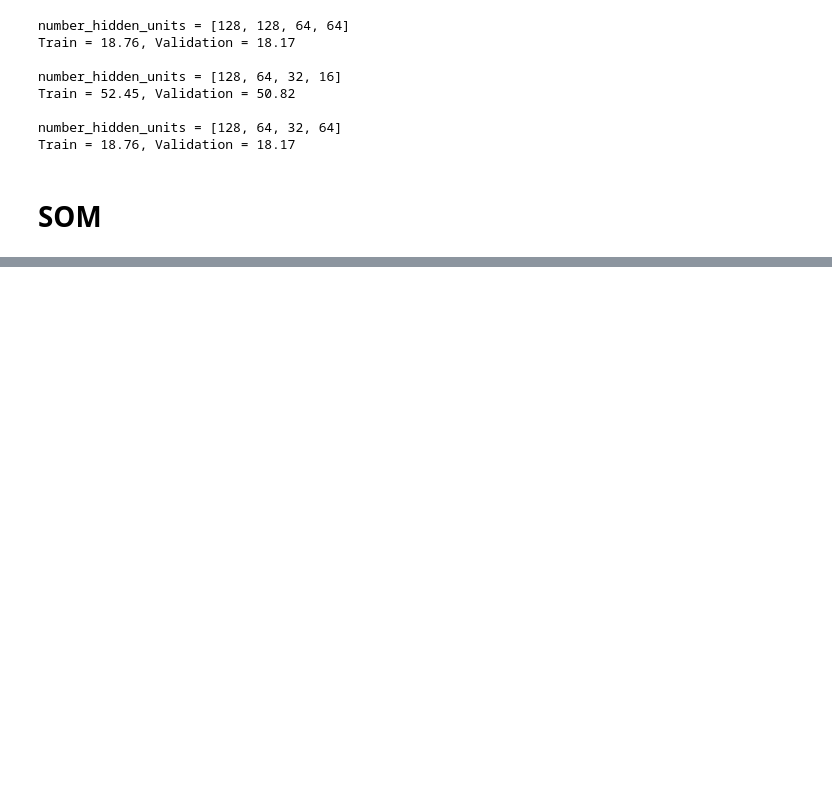
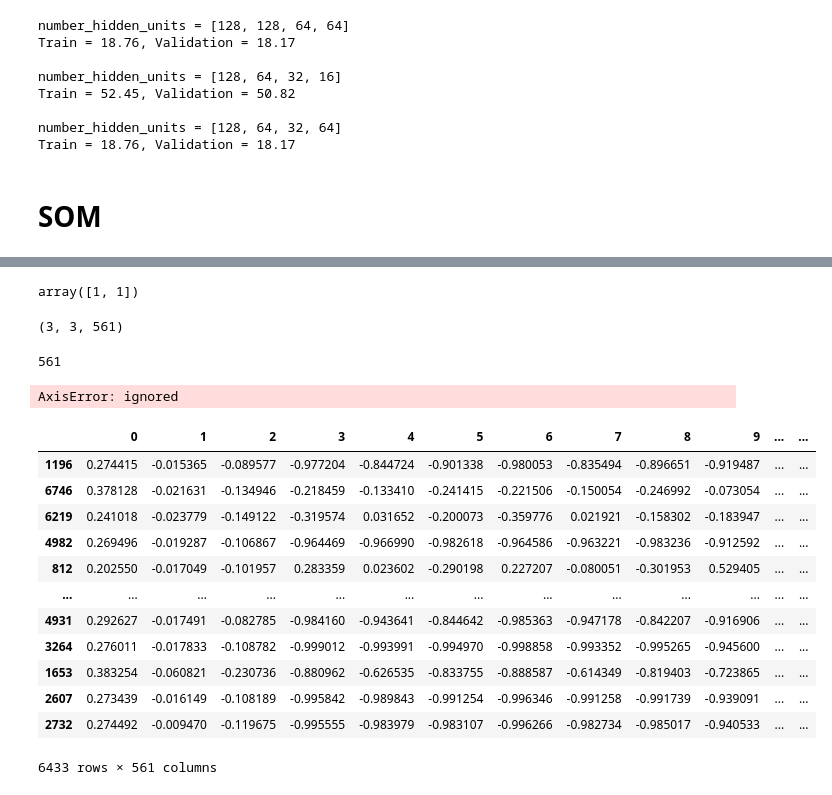
Before and after one commit to AUT-Student/NN-HW3, a Jupyter notebook: NN_HW3.ipynb, the cells around one changed output, grey strips where cells are left out. Saved outputs shown, nothing was run; the diff lists cells and outputs as text; code cells hidden in the pictures; blank space fills up the shorter version.

```diff
--- a/NN_HW3.ipynb
+++ b/NN_HW3.ipynb
@@ -391,0 +389,32 @@ som.plot_weight_changes()
+# %%
+np.argmax(np.array([[1,2],[0,5]]), axis=1)
+# %% [output]
+array([1, 1])
+# %%
+np.tile(row, (3,3, 1)).shape
+# %% [output]
+(3, 3, 561)
+# %%
+len(row)
+# %% [output]
+561
+# %%
+np.sum(np.array([[1,2],[3,4]]), axis=2)
+# %% [output]
+AxisError: ignored
+# %%
+X_train
+# %% [output]
+|  | 0 | 1 | 2 | 3 | 4 | 5 | 6 | 7 | 8 | 9 | ... | ... |
+| 1196 | 0.274415 | -0.015365 | -0.089577 | -0.977204 | -0.844724 | -0.901338 | -0.980053 | -0.835494 | -0.896651 | -0.919487 | ... | ... |
+| 6746 | 0.378128 | -0.021631 | -0.134946 | -0.218459 | -0.133410 | -0.241415 | -0.221506 | -0.150054 | -0.246992 | -0.073054 | ... | ... |
+| 6219 | 0.241018 | -0.023779 | -0.149122 | -0.319574 | 0.031652 | -0.200073 | -0.359776 | 0.021921 | -0.158302 | -0.183947 | ... | ... |
+| 4982 | 0.269496 | -0.019287 | -0.106867 | -0.964469 | -0.966990 | -0.982618 | -0.964586 | -0.963221 | -0.983236 | -0.912592 | ... | ... |
+| 812 | 0.202550 | -0.017049 | -0.101957 | 0.283359 | 0.023602 | -0.290198 | 0.227207 | -0.080051 | -0.301953 | 0.529405 | ... | ... |
+| ... | ... | ... | ... | ... | ... | ... | ... | ... | ... | ... | ... | ... |
+| 4931 | 0.292627 | -0.017491 | -0.082785 | -0.984160 | -0.943641 | -0.844642 | -0.985363 | -0.947178 | -0.842207 | -0.916906 | ... | ... |
+| 3264 | 0.276011 | -0.017833 | -0.108782 | -0.999012 | -0.993991 | -0.994970 | -0.998858 | -0.993352 | -0.995265 | -0.945600 | ... | ... |
+| 1653 | 0.383254 | -0.060821 | -0.230736 | -0.880962 | -0.626535 | -0.833755 | -0.888587 | -0.614349 | -0.819403 | -0.723865 | ... | ... |
+| 2607 | 0.273439 | -0.016149 | -0.108189 | -0.995842 | -0.989843 | -0.991254 | -0.996346 | -0.991258 | -0.991739 | -0.939091 | ... | ... |
+| 2732 | 0.274492 | -0.009470 | -0.119675 | -0.995555 | -0.983979 | -0.983107 | -0.996266 | -0.982734 | -0.985017 | -0.940533 | ... | ... |
+6433 rows × 561 columns
```
Also changed, not shown: parts of 10 cells of this notebook.
